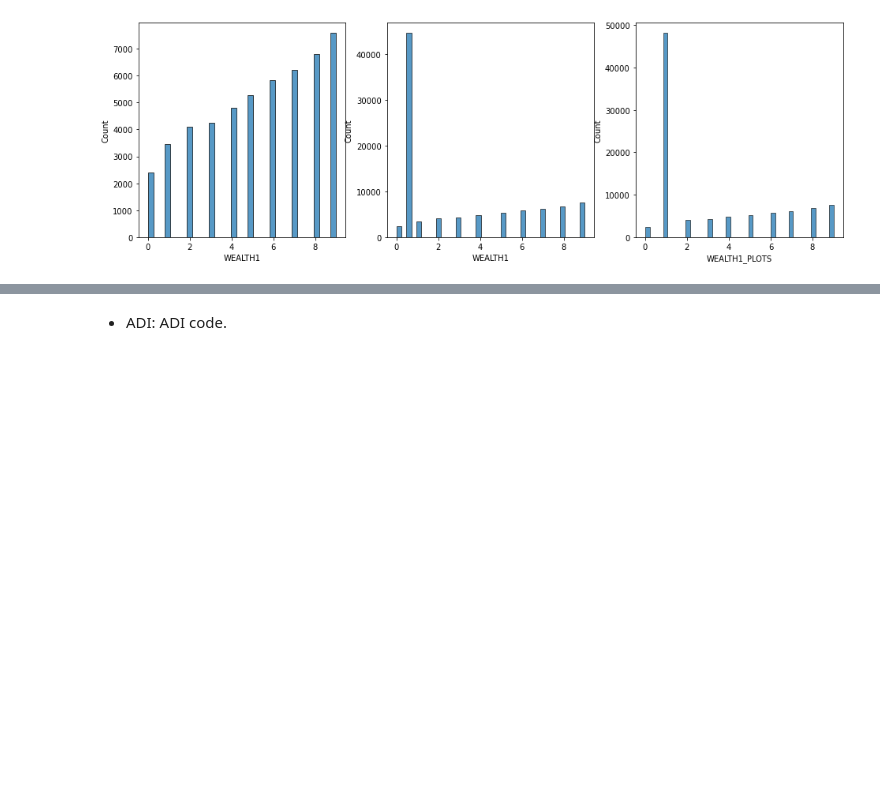
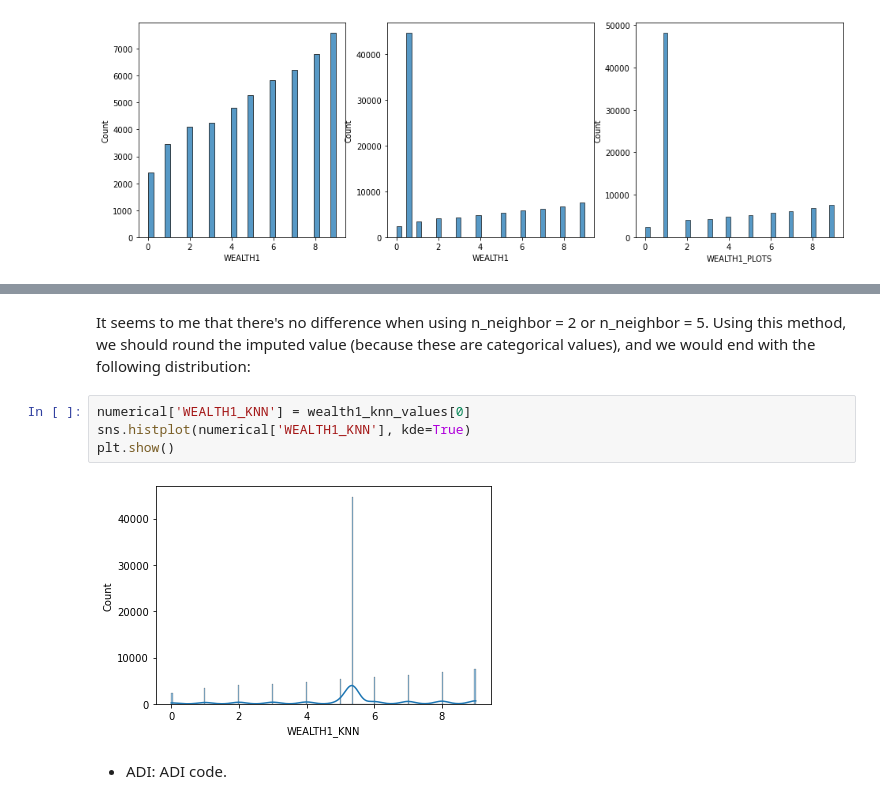
Before and after one commit to ameliapt/lab-feature-engineering, a Jupyter notebook: PijuanAmelia_feature_engineering.ipynb, the cells around one changed output, grey strips where cells are left out. Cells and saved outputs as stored; diff of their text form; blank space fills up the shorter version.

```diff
--- a/PijuanAmelia_feature_engineering.ipynb
+++ b/PijuanAmelia_feature_engineering.ipynb
@@ -181,3 +205,11 @@ numerical['WEALTH1'].isna().sum()
+# %% [markdown]
+It seems to me that there's no difference when using n_neighbor = 2 or n_neighbor = 5. Using this method, we should round the imputed value (because these are categorical values), and we would end with the following distribution:
+# %%
+numerical['WEALTH1_KNN'] = wealth1_knn_values[0]
+sns.histplot(numerical['WEALTH1_KNN'], kde=True)
+plt.show()
+# %% [output]
+[figure, added]
 # %% [markdown]
 * ADI: ADI code.
 # %%
```
Also changed, not shown: parts of 15 cells of this notebook.
